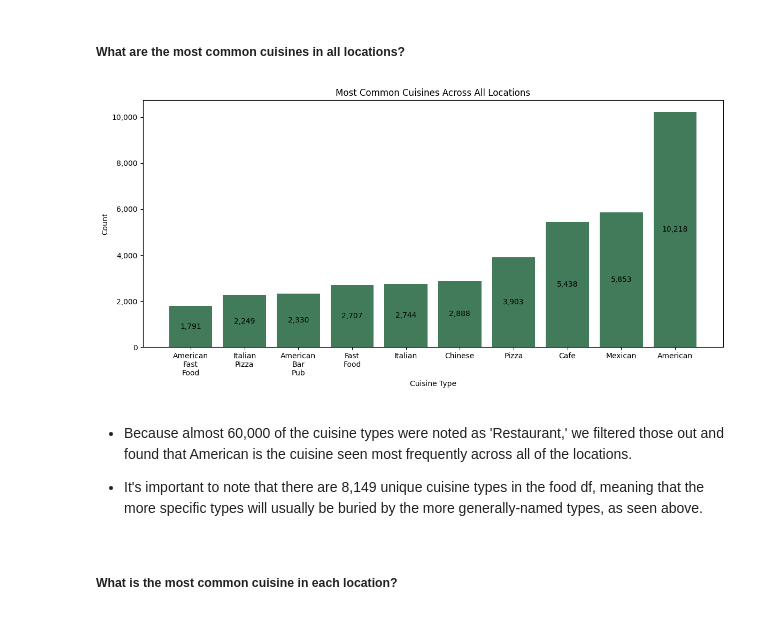
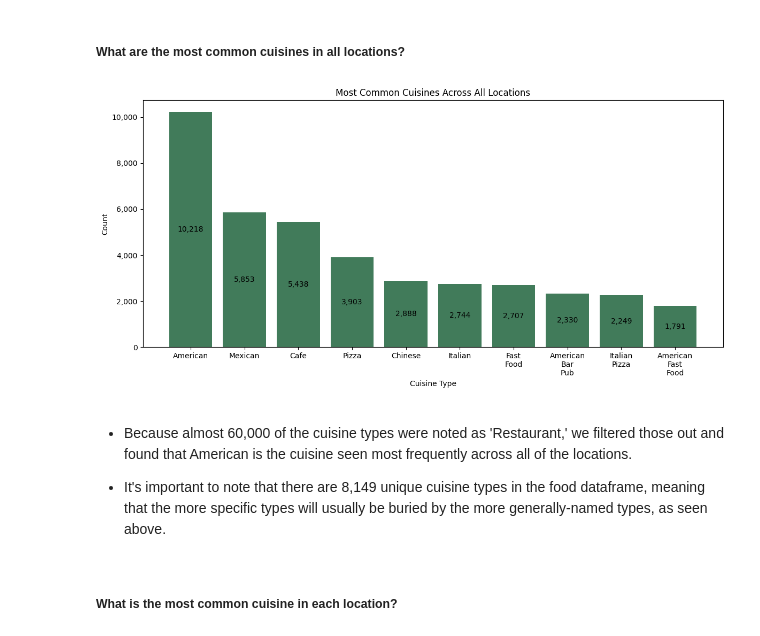
Before and after one commit to cynthia-rodriguez1/wfh-location-recommender, a Jupyter notebook: notebooks/02_eda.ipynb, the cells around one changed output. Cells and saved outputs as stored; diff of their text form; code cells hidden in the pictures.

```diff
--- a/notebooks/02_eda.ipynb
+++ b/notebooks/02_eda.ipynb
@@ -366,19 +329,19 @@ most_chainy.drop(columns=['state']).reset_index(drop=True)
 # %%
 common_cuisines = pd.DataFrame(food[food['cuisine'] != 'Restaurant']['cuisine'].value_counts().head(10)).reset_index()
 
 fig, ax = plt.subplots(figsize = (14,6))
 
-common_cuisines_plot = ax.bar(x= common_cuisines['index'][::-1], height= common_cuisines['cuisine'][::-1], color='#417B5A')
-ax.bar_label(common_cuisines_plot, labels=[f'{x:,.0f}' for x in common_cuisines['cuisine'][::-1]], label_type='center')
-ax.set(title='Most Common Cuisines Across All Locations', xlabel='Cuisine Type', ylabel='Count', xticks=list(range(len(common_cuisines['index']))), xticklabels=[cuisine.replace(' ', '\n') for cuisine in common_cuisines['index'][::-1]])
+common_cuisines_plot = ax.bar(x= common_cuisines['index'], height= common_cuisines['cuisine'], color='#417B5A')
+ax.bar_label(common_cuisines_plot, labels=[f'{x:,.0f}' for x in common_cuisines['cuisine']], label_type='center')
+ax.set(title='Most Common Cuisines Across All Locations', xlabel='Cuisine Type', ylabel='Count', xticks=list(range(len(common_cuisines['index']))), xticklabels=[cuisine.replace(' ', '\n') for cuisine in common_cuisines['index']])
 ax.yaxis.set_major_formatter('{x:,.0f}')
 plt.show();
 # %% [output]
-[figure, old version]
+[figure, new version]
 # %% [markdown]
 - Because almost 60,000 of the cuisine types were noted as 'Restaurant,' we filtered those out and found that American is the cuisine seen most frequently across all of the locations.
 
-- It's important to note that there are 8,149 unique cuisine types in the food df, meaning that the more specific types will usually be buried by the more generally-named types, as seen above.
+- It's important to note that there are 8,149 unique cuisine types in the food dataframe, meaning that the more specific types will usually be buried by the more generally-named types, as seen above.
 # %% [markdown]
 ##### What is the most common cuisine in each location?
 # %%
```
Also changed, not shown: parts of 63 cells of this notebook, 39 other files.
